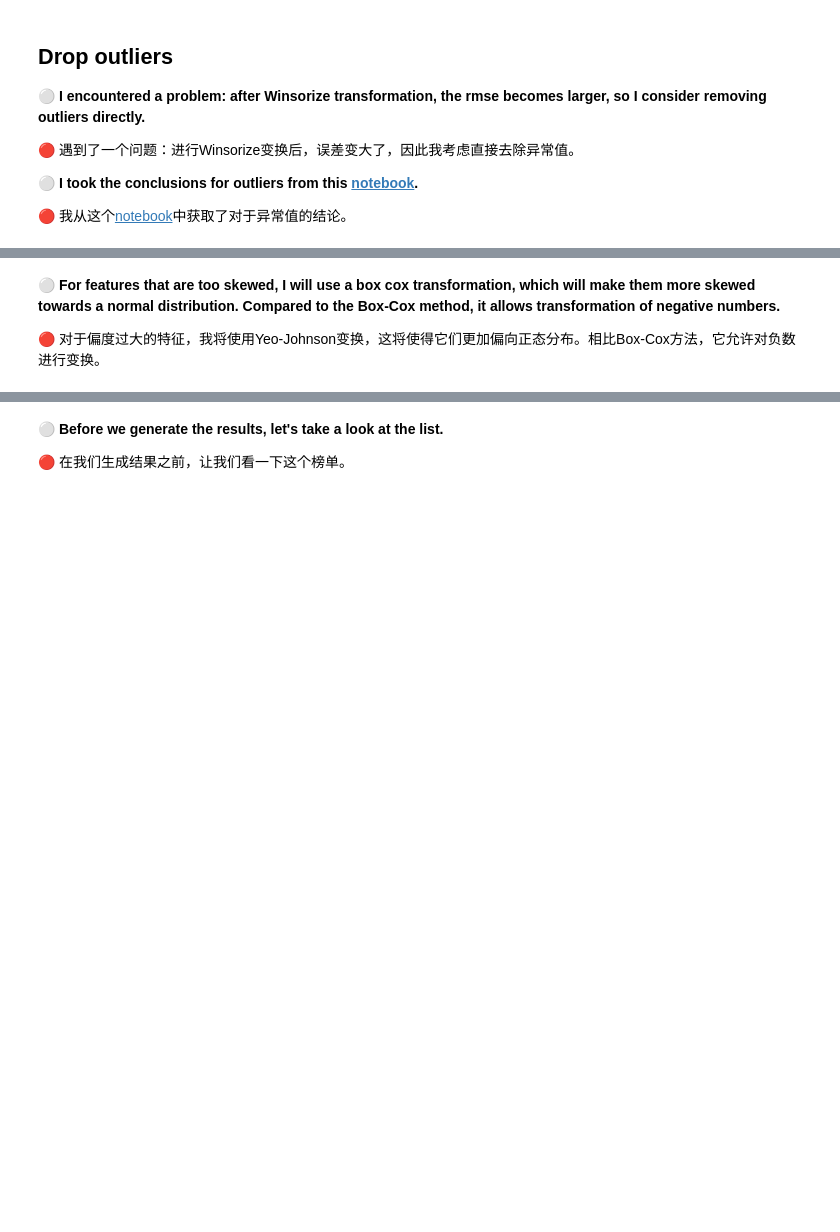
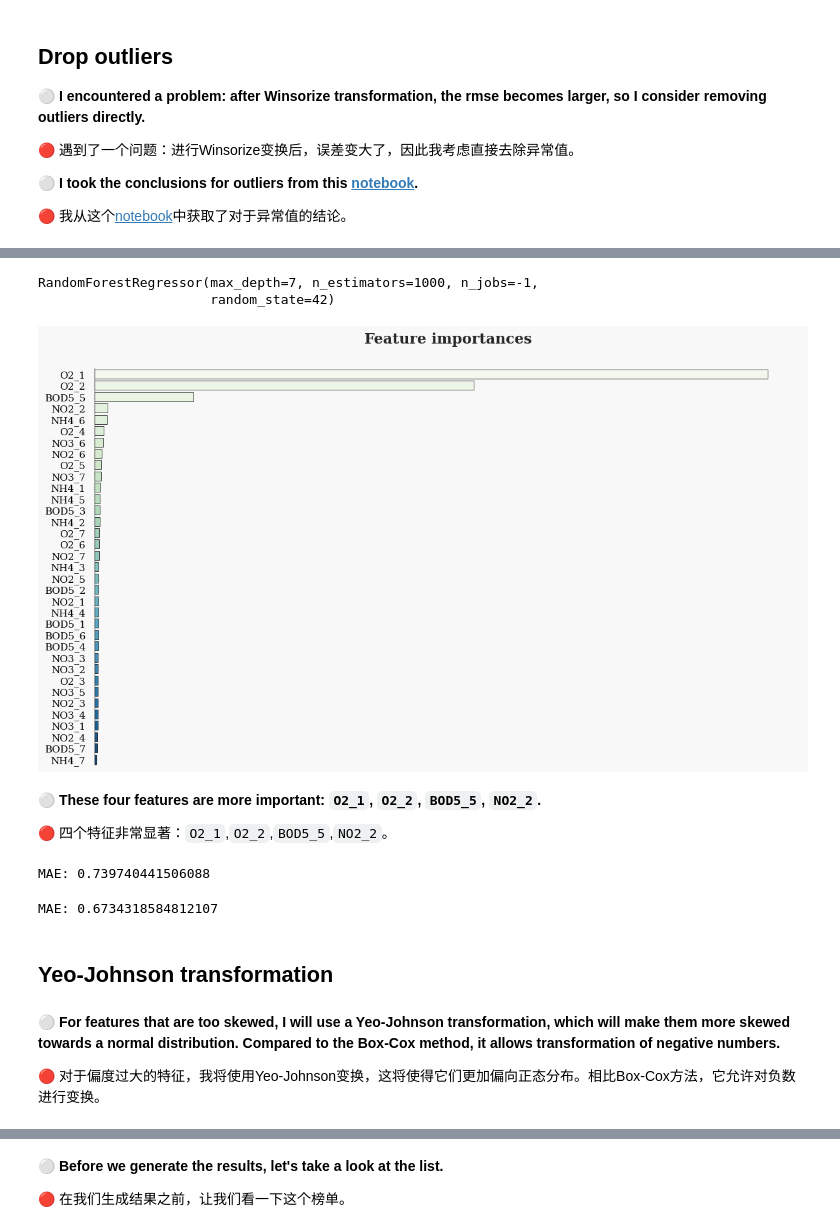
Before and after one commit to zerolovesea/Kaggle_Competitions, a Jupyter notebook: en-playground-s3-e21-eda-fss.ipynb, the cells around one changed output, grey strips where cells are left out. Drawn from its saved outputs; the diff is of its cells as text; code cells hidden in the pictures; blank space fills up the shorter version.

```diff
--- a/en-playground-s3-e21-eda-fss.ipynb
+++ b/en-playground-s3-e21-eda-fss.ipynb
@@ -389,9 +396,3 @@ mae_results.append({'Selected_Features': 'Winsor + VIF < 5', 'MAE': 0.9933172466
 ⚪ **I took the conclusions for outliers from this [notebook](https://www.kaggle.com/code/achusanjeev/best-score-simple-feature-importance-and-outliers).**
 
 🔴 我从这个[notebook](https://www.kaggle.com/code/achusanjeev/best-score-simple-feature-importance-and-outliers)中获取了对于异常值的结论。
-# %%
-# Drop outliner
-
-submission = submission[submission.O2_1<20]
-submission = submission[submission.O2_2<20]
-submission = submission[submission.BOD5_5<20]
@@ -402,5 +424,50 @@ MAE: 0.7068760254134795
+# %%
+def f_importance_plot(f_imp):
+    fig = plt.figure(figsize=(12, 0.20*len(f_imp)))
+    plt.title(f'Feature importances', size=16, y=1.05,
+              fontweight='bold')
+    a = sns.barplot(data=f_imp, x='imp', y='feature', linestyle="-",
+                    linewidth=0.5, edgecolor="black",palette='GnBu')
+    plt.xlabel('')
+    plt.xticks([])
+    plt.ylabel('')
+    plt.yticks(size=11)
+
+    for j in ['right', 'top', 'bottom']:
+        a.spines[j].set_visible(False)
+    for j in ['left']:
+        a.spines[j].set_linewidth(0.5)
+    plt.tight_layout()
+    plt.show()
+# %%
+rf.fit(submission[num_var],submission[target])
+# %% [output]
+RandomForestRegressor(max_depth=7, n_estimators=1000, n_jobs=-1,
+                      random_state=42)
+# %%
+f_imp_df = pd.DataFrame({'feature': num_var, 'imp': rf.feature_importances_})
+f_imp_df.sort_values(by='imp',ascending=False,inplace=True)
+f_importance_plot(f_imp_df)
+# %% [output]
+[figure, added]
+# %% [markdown]
+⚪ **These four features are more important: `O2_1`, `O2_2`, `BOD5_5`, `NO2_2`.**
+
+🔴 四个特征非常显著：`O2_1`,`O2_2`,`BOD5_5`,`NO2_2`。
+# %%
+top10rf_features = f_imp_df.head(10).feature.to_list()
+
+evaluation(df=submission,select_features=top10rf_features,note='Top 10 RF Features')
+# %% [output]
+MAE: 0.739740441506088
+# %%
+evaluation(df=submission_nooutlier,select_features=top10rf_features,note='No outliers + Top 10 RF Features')
+# %% [output]
+MAE: 0.6734318584812107
+# %% [markdown]
+## Yeo-Johnson transformation
 # %% [markdown]
-⚪ **For features that are too skewed, I will use a box cox transformation, which will make them more skewed towards a normal distribution. Compared to the Box-Cox method, it allows transformation of negative numbers.**
+⚪ **For features that are too skewed, I will use a Yeo-Johnson transformation, which will make them more skewed towards a normal distribution. Compared to the Box-Cox method, it allows transformation of negative numbers.**
 
 🔴 对于偏度过大的特征，我将使用Yeo-Johnson变换，这将使得它们更加偏向正态分布。相比Box-Cox方法，它允许对负数进行变换。
 # %%
```
Also changed, not shown: parts of 30 cells of this notebook.
